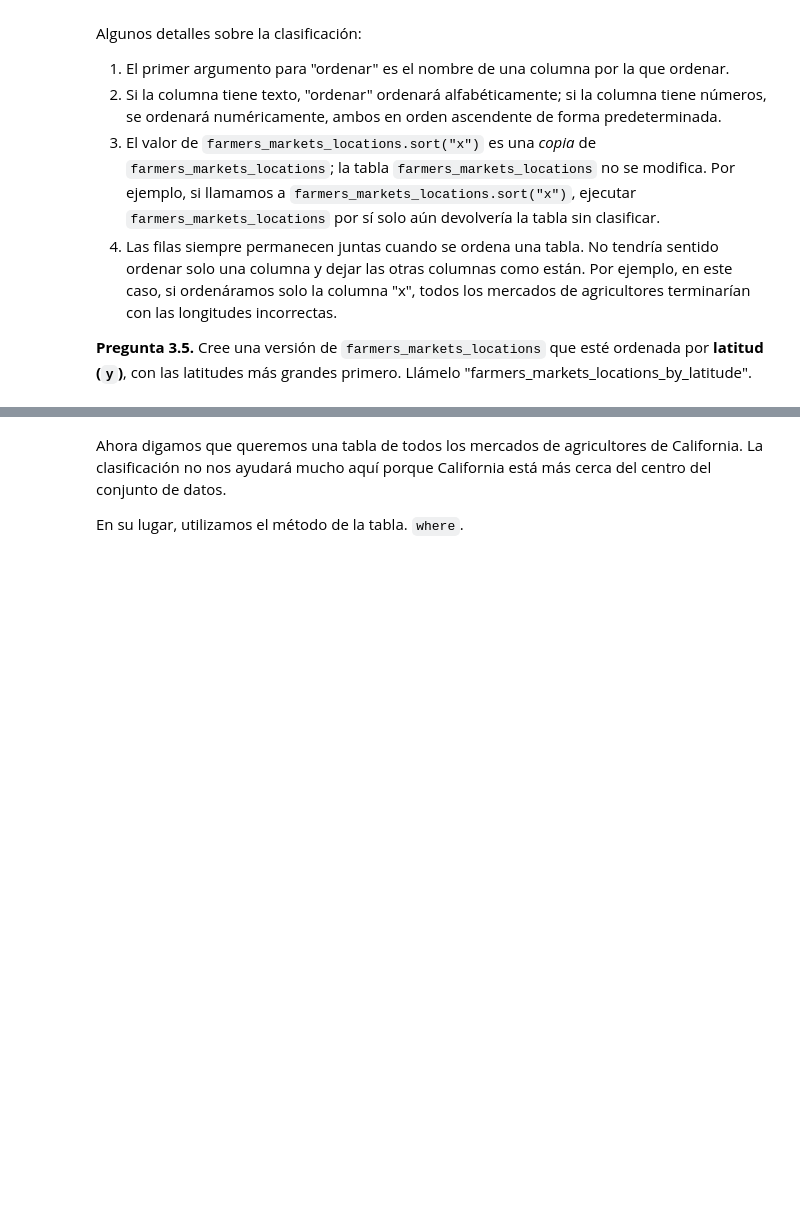
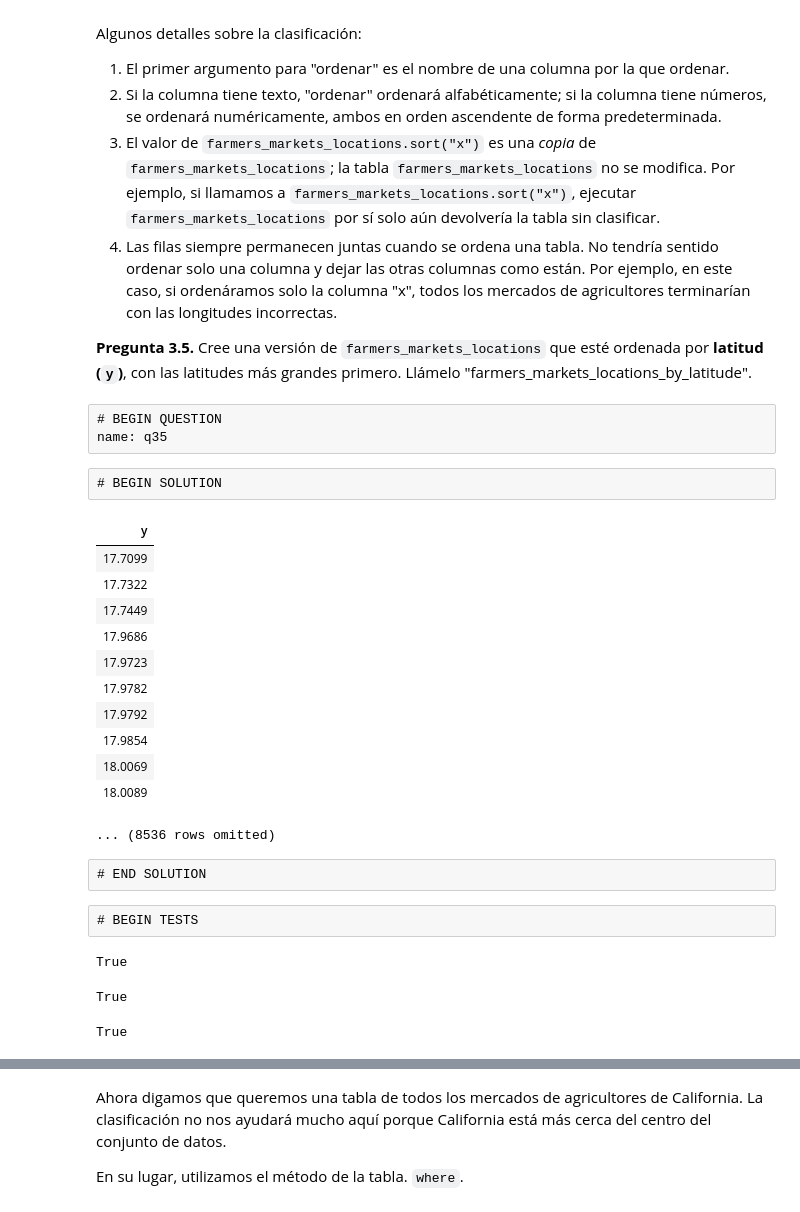
Before and after one commit to fundatosudea/material_20242, a Jupyter notebook: lab/lab02/lab02_.ipynb, the cells around one changed output, grey strips where cells are left out. Cells and saved outputs as stored; diff of their text form; code cells hidden in the pictures; blank space fills up the shorter version.

```diff
--- a/lab/lab02/lab02_.ipynb
+++ b/lab/lab02/lab02_.ipynb
@@ -265,4 +482,56 @@ Algunos detalles sobre la clasificación:
 4. Las filas siempre permanecen juntas cuando se ordena una tabla. No tendría sentido ordenar solo una columna y dejar las otras columnas como están. Por ejemplo, en este caso, si ordenáramos solo la columna "x", todos los mercados de agricultores terminarían con las longitudes incorrectas.
 
 **Pregunta 3.5.** Cree una versión de `farmers_markets_locations` que esté ordenada por **latitud (`y`)**, con las latitudes más grandes primero. Llámelo "farmers_markets_locations_by_latitude".
+# %% [raw]
+# BEGIN QUESTION
+name: q35
+# %% [raw]
+# BEGIN SOLUTION
+# %%
+import numpy as np
+from datascience import *
+farmers_markets = Table.read_table('farmers_markets.csv')
+
+
+# BEGIN SOLUTION NO PROMPT
+farmers_markets_locations=farmers_markets.select('y','x')
+farmers_markets_locations_by_latitude=farmers_markets_locations.drop('x')
+farmers_markets_locations_by_latitude=farmers_markets_locations_by_latitude.sort('y')
+
+# END SOLUTION
+
+""" # BEGIN PROMPT
+farmers_markets_locations_by_latitude= ...
+""" # END PROMPT
+
+farmers_markets_locations_by_latitude
+# %% [output]
+| y |
+| 17.7099 |
+| 17.7322 |
+| 17.7449 |
+| 17.9686 |
+| 17.9723 |
+| 17.9782 |
+| 17.9792 |
+| 17.9854 |
+| 18.0069 |
+| 18.0089 |
+... (8536 rows omitted)
+# %% [raw]
+# END SOLUTION
+# %% [raw]
+# BEGIN TESTS
+# %%
+isinstance(farmers_markets_locations_by_latitude, tables.Table)==True
+# %% [output]
+True
+# %%
+(farmers_markets_without_fmid is farmers_markets_locations)==False
+# %% [output]
+True
+# %%
+np.isclose(farmers_markets_locations_by_latitude.num_columns,1, rtol=1E3)==True
+# %% [output]
+True
 # %%
```
Also changed, not shown: parts of 130 cells of this notebook, 7 other files.
